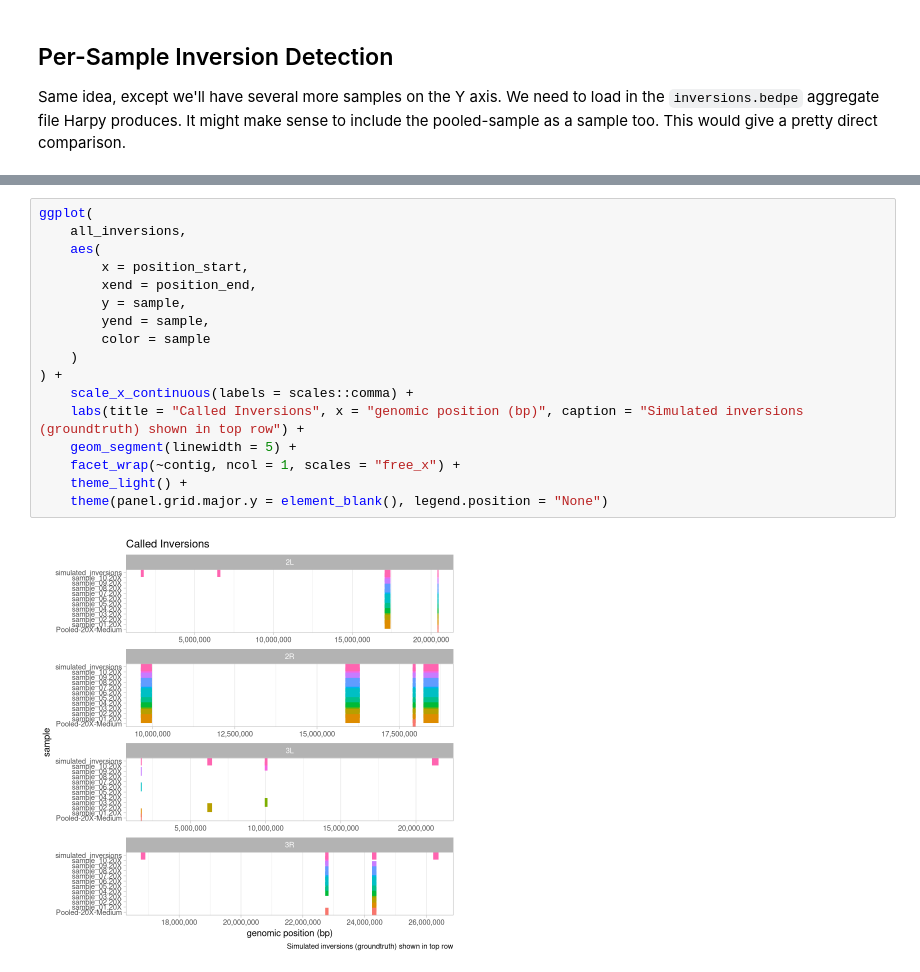
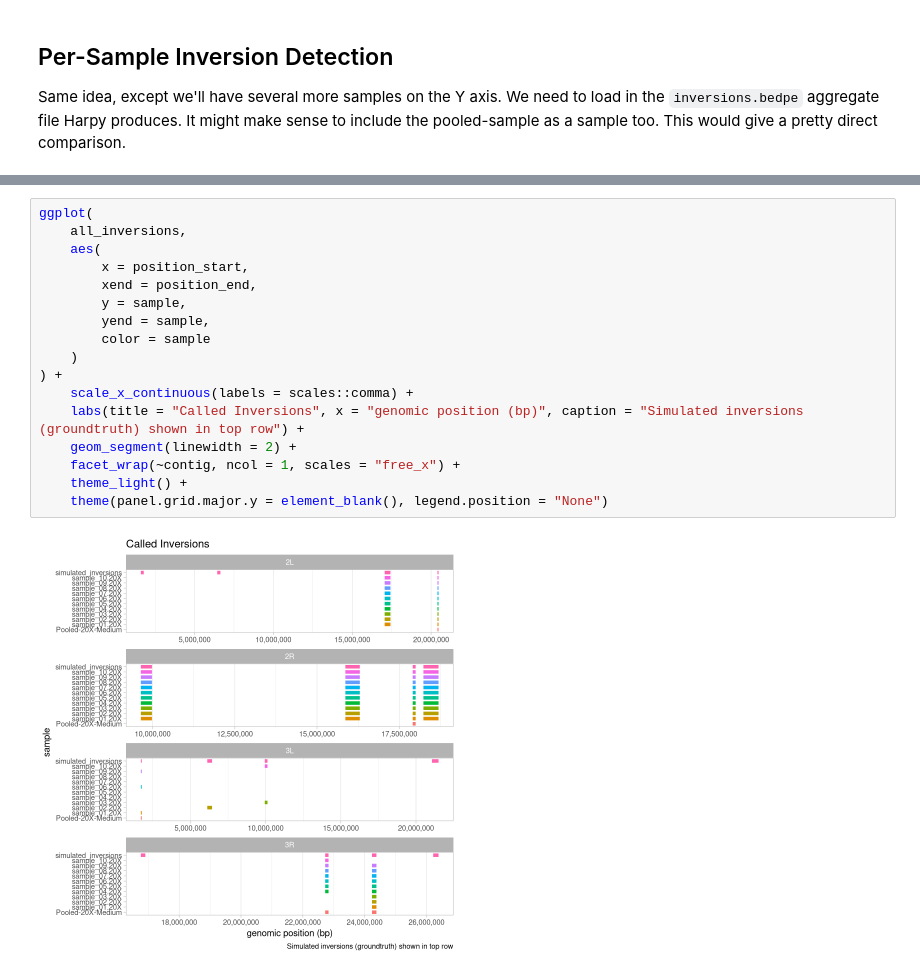
Before and after one commit to pdimens/haplotagging_simulations, a Jupyter notebook: check_called_inversions.ipynb, the cells around one changed output, grey strips where cells are left out. Drawn from its saved outputs; the diff is of its cells as text.

Commit message:
nicer plots

```diff
--- a/check_called_inversions.ipynb
+++ b/check_called_inversions.ipynb
@@ -85,19 +67,19 @@ HTML widgets cannot be represented in plain text (need html)
 # %%
 ggplot(
     all_inversions,
     aes(
         x = position_start,
         xend = position_end,
         y = sample,
         yend = sample,
         color = sample
     )
 ) +
     scale_x_continuous(labels = scales::comma) +
     labs(title = "Called Inversions", x = "genomic position (bp)", caption = "Simulated inversions (groundtruth) shown in top row") +
-    geom_segment(linewidth = 5) +
+    geom_segment(linewidth = 2) +
     facet_wrap(~contig, ncol = 1, scales = "free_x") +
     theme_light() +
     theme(panel.grid.major.y = element_blank(), legend.position = "None")
 # %% [output]
-[figure, old version]
+[figure, new version]
```
Also changed, not shown: parts of 4 cells of this notebook.
